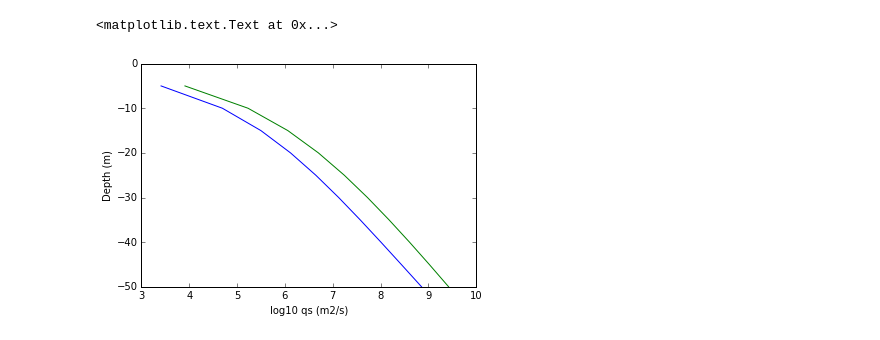
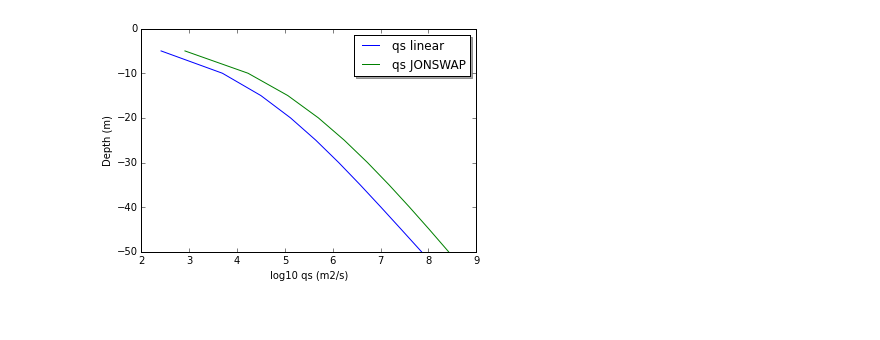
Before and after one commit to csherwood-usgs/IPython_notebook_examples, a Jupyter notebook: Profile_calculations.ipynb, the cells around one changed output. Saved outputs shown, nothing was run; the diff lists cells and outputs as text; code cells hidden in the pictures.

```diff
--- a/Profile_calculations.ipynb
+++ b/Profile_calculations.ipynb
@@ -67,6 +67,7 @@ def urms_25( Hs, Tp, h ):
 
     """
     Tz = Tp/1.28           # can't remember where I found this
+    Tz = 0.777*Tp          # very similar: Tucker & Pitt, p. 103
     Tn = ( h/g )**(1./2.)                      # Eqn 8
     t = Tn /Tz                                 # Eqn 27
     A = (6500.+(0.56 + 15.54*t)**6)**(1./6.)   # Eqn 26
@@ -79,8 +80,9 @@ rho = 1040.
 es = 0.01
 Cs = 0.01
 B = 0.
-ws= 0.33
-h = np.linspace(5,50,10)
+ws= 0.033
+n = 10
+h = np.linspace(5,50,n)
 H = 3.
 T = 10.
 w = 2.*np.pi/T
@@ -90,24 +92,28 @@ L = np.pi*2./k
 aw = H/2.
 Ur = ursell(aw, k, h)
 u0 = np.pi*H/(T*np.sinh(kh))
+# the sqrt(2) factor converts from RMS to wave-orbital amplitude:
 u0s = np.sqrt(2.)*urms_25(H, T, h)
 u1 = 3.*np.pi**2*H**2/(4.*T*L*np.sinh(kh)**2)
+u1s = u1 # for now
 u2 = 3.*np.pi**2*H**2/(4.*T*L*np.sinh(kh)**4)
+u2s = u2 # for now
 K = 16*es*Cs*rho/(15.*np.pi*(rhos-rho)*g)
 qs = K*(u0**3/ws)*(-5*u1-3*u2+B*u0**2/ws)
-qss = K*(u0s**3/ws)*(-5*u1-3*u2+B*u0s**2/ws)
-
+qss = K*(u0s**3/ws)*(-5*u1s-3*u2s+B*u0s**2/ws)
+print qss/qs
 # Equilibrium profile
-B0 = (ws/u0**2)*(5*u1+3*u2)
-B0s = (ws/u0s**2)*(5*u1+3*u2)
-print 'h=',h
-print 'kh=',kh
-print 'Ur=',Ur
-print 'u0=',u0
-print 'u0s=',u0s
-print 'u1=',u1
-print 'u2=',u2
-print 'qs=',qs
-print 'B0=',B0
-print 'B0s=',B0s
+B0 =   (ws/u0**2)*(5*u1+3*u2)
+B0s = (ws/u0s**2)*(5*u1s+3*u2s)
+if n<11:
+    print 'h=',h
+    print 'kh=',kh
+    print 'Ur=',Ur
+    print 'u0=',u0
+    print 'u0s=',u0s
+    print 'u1=',u1
+    print 'u2=',u2
+    print 'qs=',qs
+    print 'B0=',B0
+    print 'B0s=',B0s
 # %% [output]
@@ -131,11 +149,11 @@ B0s= [ 1.41376319  0.64476873  0.43906911  0.34825929  0.29837752  0.26716363
 # %%
 # reproduce Fig. 1. This does not exactly match. Maybe needs different ws (in K)?
 fig = plt.figure()
-plt.plot(-np.log10(-qs),-h)
-plt.plot(-np.log10(-qss),-h)
+plt.plot(-np.log10(-qs),-h,label = 'qs linear')
+plt.plot(-np.log10(-qss),-h, label = 'qs JONSWAP')
 plt.ylim(ymax=0., ymin=-50)
 plt.xlabel('log10 qs (m2/s)')
 plt.ylabel('Depth (m)')
+legend = plt.legend(loc='upper right', shadow=True)
 # %% [output]
-<matplotlib.text.Text at 0x...>
-[figure, old version]
+[figure, new version]
```
Also changed, not shown: parts of 5 cells of this notebook, 2 other files.
